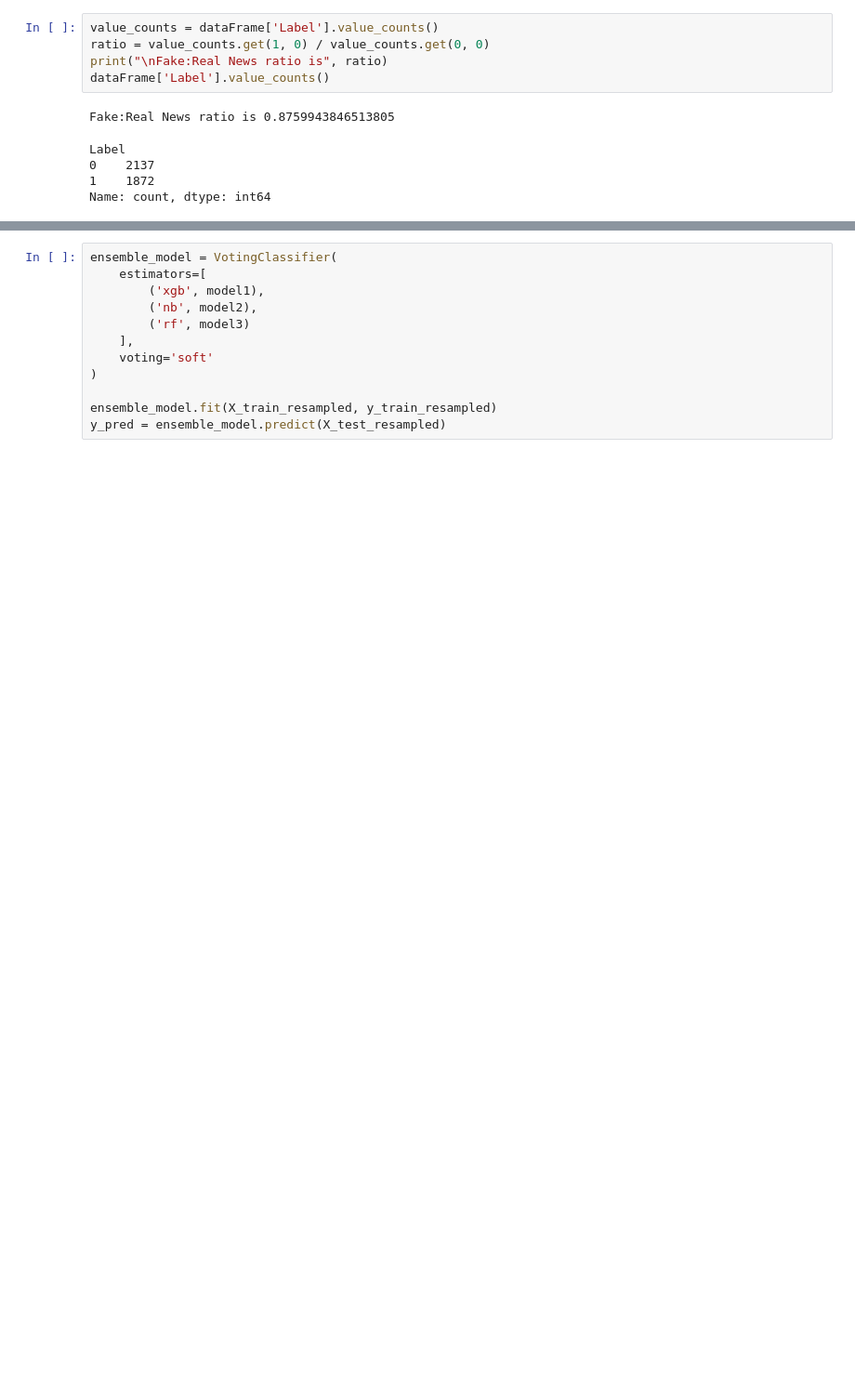
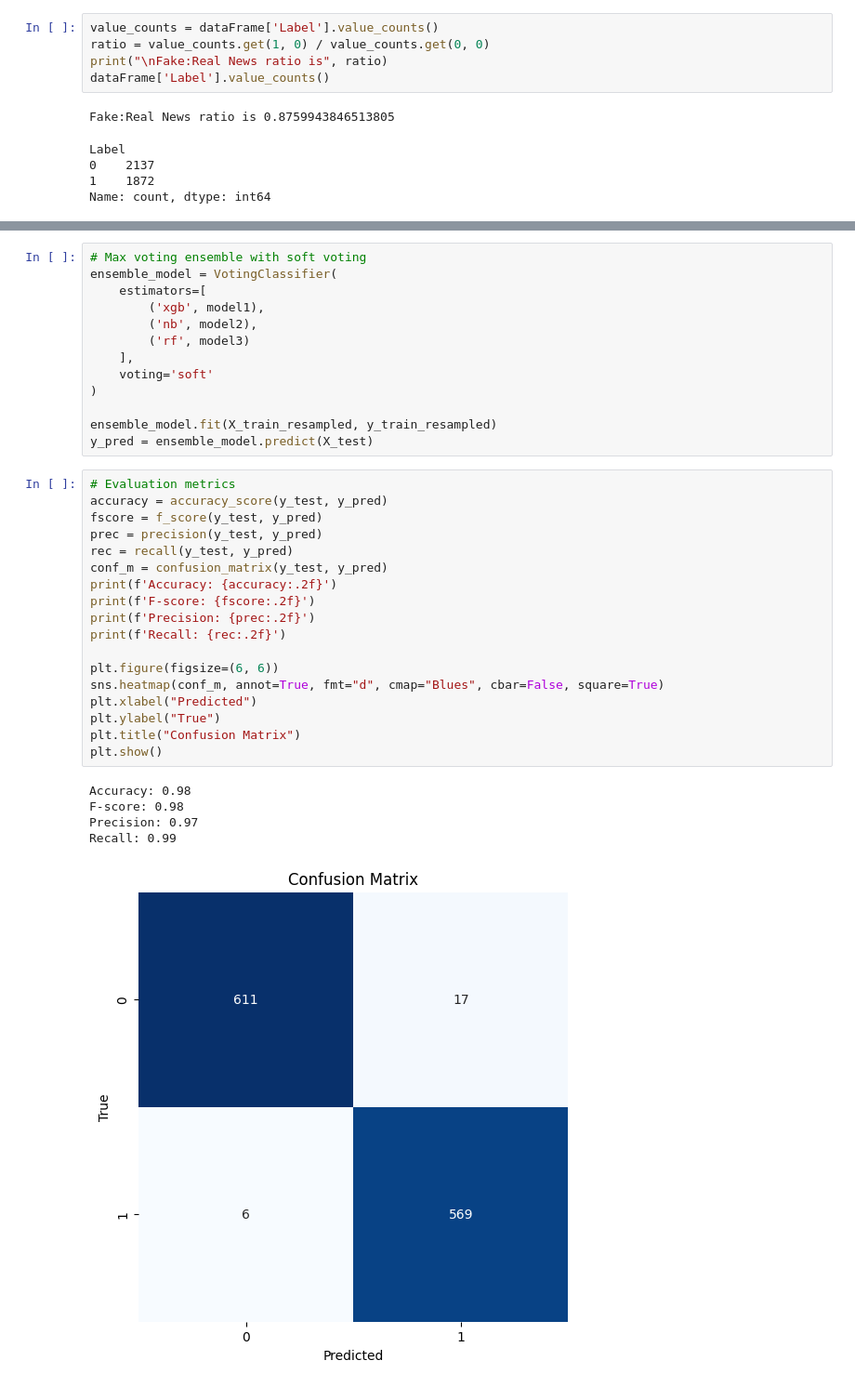
Before and after one commit to lazybug19/FakeAlert, a Jupyter notebook: fakenews.ipynb, the cells around one changed output, grey strips where cells are left out. Shown at 93% size. Cells and saved outputs as stored; diff of their text form; blank space fills up the shorter version.

```diff
--- a/fakenews.ipynb
+++ b/fakenews.ipynb
@@ -147,6 +145,7 @@ model1 = XGBClassifier(use_label_encoder=False, eval_metric='logloss')
 model2 = GaussianNB()
 model3 = RandomForestClassifier(n_estimators=100, random_state=42)
 # %%
+# Max voting ensemble with soft voting
 ensemble_model = VotingClassifier(
     estimators=[
         ('xgb', model1),
@@ -157,4 +156,28 @@ ensemble_model = VotingClassifier(
 )
 
 ensemble_model.fit(X_train_resampled, y_train_resampled)
-y_pred = ensemble_model.predict(X_test_resampled)
+y_pred = ensemble_model.predict(X_test)
+# %%
+# Evaluation metrics
+accuracy = accuracy_score(y_test, y_pred)
+fscore = f_score(y_test, y_pred)
+prec = precision(y_test, y_pred)
+rec = recall(y_test, y_pred)
+conf_m = confusion_matrix(y_test, y_pred)
+print(f'Accuracy: {accuracy:.2f}')
+print(f'F-score: {fscore:.2f}')
+print(f'Precision: {prec:.2f}')
+print(f'Recall: {rec:.2f}')
+
+plt.figure(figsize=(6, 6))
+sns.heatmap(conf_m, annot=True, fmt="d", cmap="Blues", cbar=False, square=True)
+plt.xlabel("Predicted")
+plt.ylabel("True")
+plt.title("Confusion Matrix")
+plt.show()
+# %% [output]
+Accuracy: 0.98
+F-score: 0.98
+Precision: 0.97
+Recall: 0.99
+[figure, added]
```
Also changed, not shown: parts of 10 cells of this notebook.
